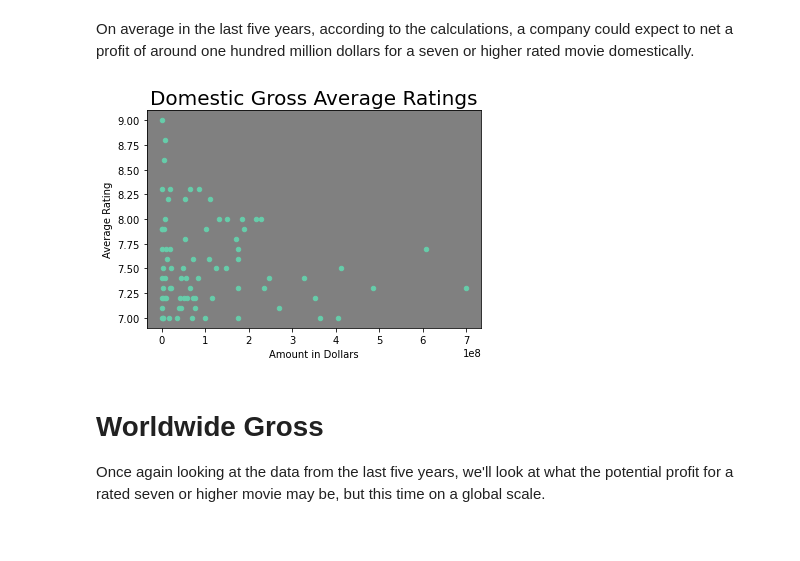
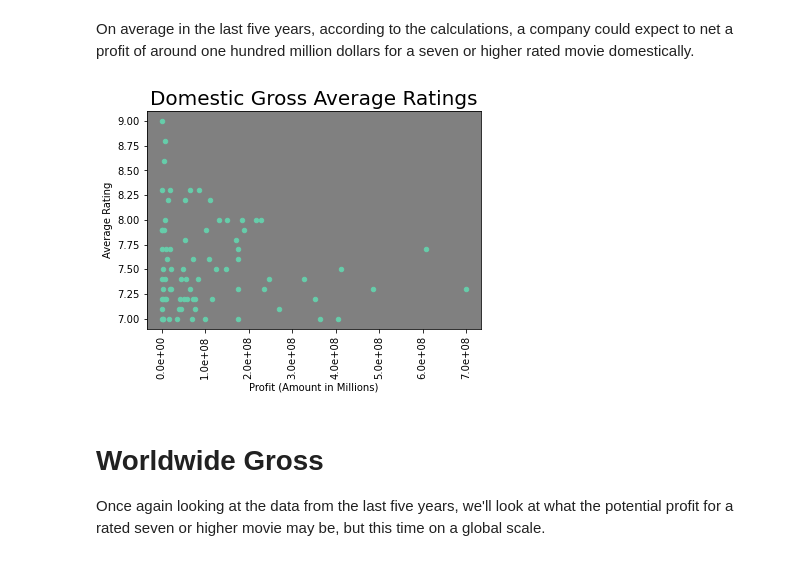
Before and after one commit to JacquelineFlanigan/Movie-Recommendations-for-Microsoft, a Jupyter notebook: Microsoft Movie Insights.ipynb, the cells around one changed output. Drawn from its saved outputs; the diff is of its cells as text; code cells hidden in the pictures.

```diff
--- a/Microsoft Movie Insights.ipynb
+++ b/Microsoft Movie Insights.ipynb
@@ -337,14 +337,17 @@ lastfiveyearsdomestic.describe()
 On average in the last five years, according to the calculations, a company could expect to net a profit of around one hundred million dollars for a seven or higher rated movie domestically.
 # %%
 #plot domestic
+import matplotlib.ticker as mtick
 lastfiveyearsdomestic.plot(x='Domestic Gross', y='Average Rating', kind='scatter', color='#66CDAA')
 ax = plt.axes()
 ax.set(facecolor='grey')
 plt.title('Domestic Gross Average Ratings', fontsize=20)
-plt.xlabel('Amount in Dollars')
+ax.xaxis.set_major_formatter(mtick.FormatStrFormatter('%.1e'))
+plt.xticks(rotation='vertical')
+plt.xlabel('Profit (Amount in Millions)')
 plt.show()
 # %% [output]
-[figure, old version]
+[figure, new version]
 # %% [markdown]
 # Worldwide Gross
 Once again looking at the data from the last five years, we'll look at what the potential profit for a rated seven or higher movie may be, but this time on a global scale.
```
Also changed, not shown: parts of 1 cell of this notebook.
